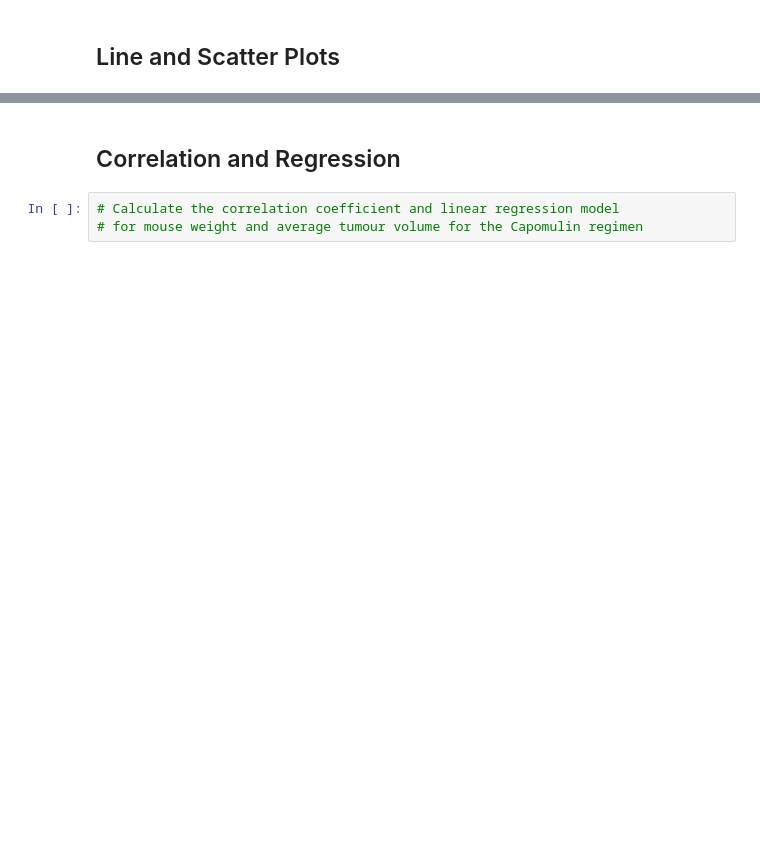
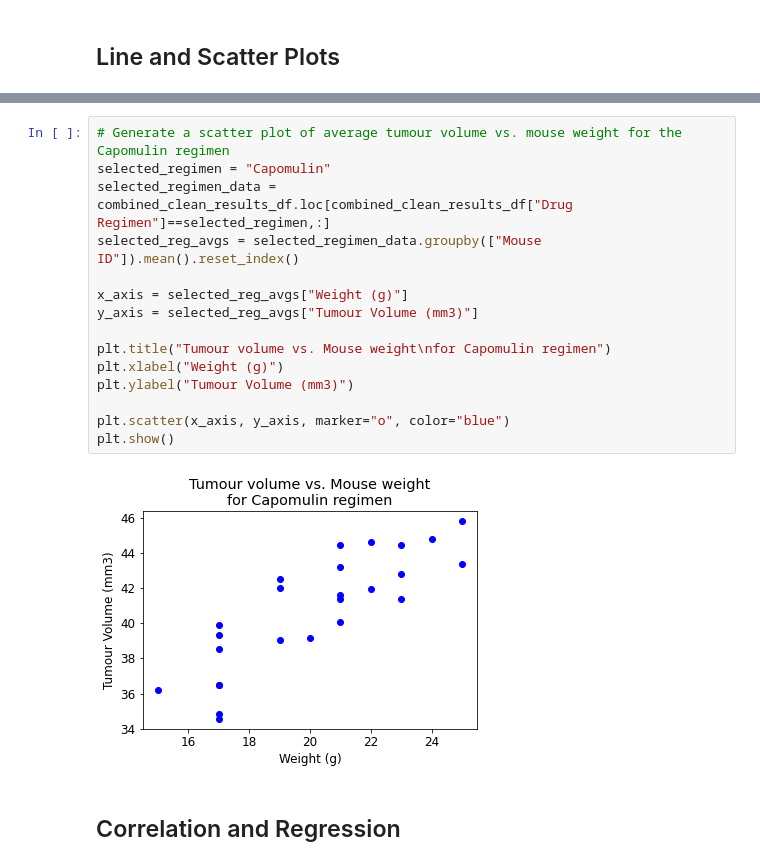
Before and after one commit to jgausachs/matplotlib-challenge, a Jupyter notebook: Pymaceuticals/pymaceuticals_starter.ipynb, the cells around one changed output, grey strips where cells are left out. Cells and saved outputs as stored; diff of their text form; blank space fills up the shorter version.

```diff
--- a/Pymaceuticals/pymaceuticals_starter.ipynb
+++ b/Pymaceuticals/pymaceuticals_starter.ipynb
@@ -370,5 +385,19 @@ plt.show()
+# %%
+# Generate a scatter plot of average tumour volume vs. mouse weight for the Capomulin regimen
+selected_regimen = "Capomulin"
+selected_regimen_data = combined_clean_results_df.loc[combined_clean_results_df["Drug Regimen"]==selected_regimen,:]
+selected_reg_avgs = selected_regimen_data.groupby(["Mouse ID"]).mean().reset_index()
+
+x_axis = selected_reg_avgs["Weight (g)"]
+y_axis = selected_reg_avgs["Tumour Volume (mm3)"]
+
+plt.title("Tumour volume vs. Mouse weight\nfor Capomulin regimen")
+plt.xlabel("Weight (g)")
+plt.ylabel("Tumour Volume (mm3)")
+
+plt.scatter(x_axis, y_axis, marker="o", color="blue")
+plt.show()
+# %% [output]
+[figure, added]
 # %% [markdown]
 ## Correlation and Regression
-# %%
-# Calculate the correlation coefficient and linear regression model
-# for mouse weight and average tumour volume for the Capomulin regimen
```
Also changed, not shown: parts of 11 cells of this notebook, 2 other files.
